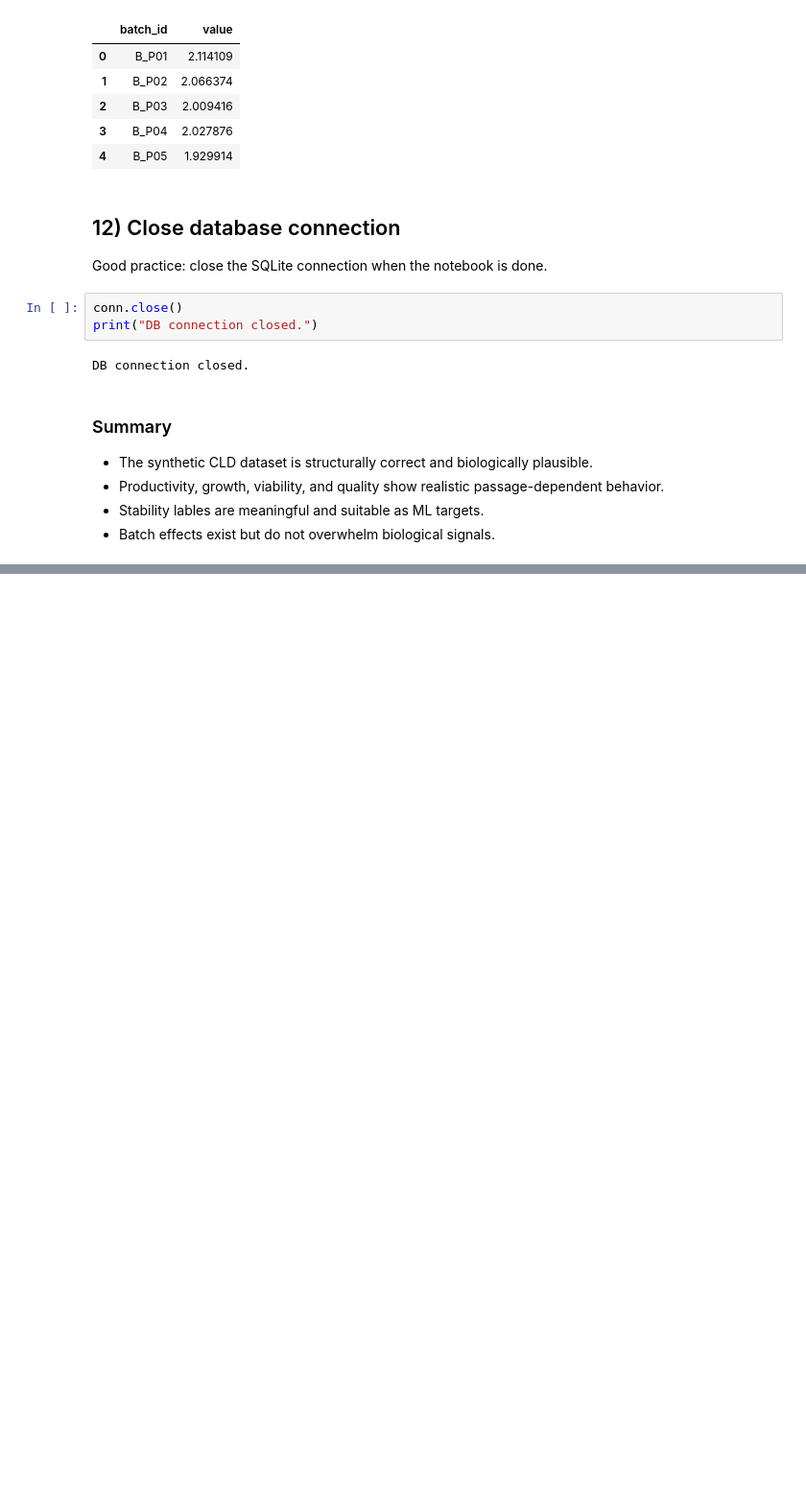
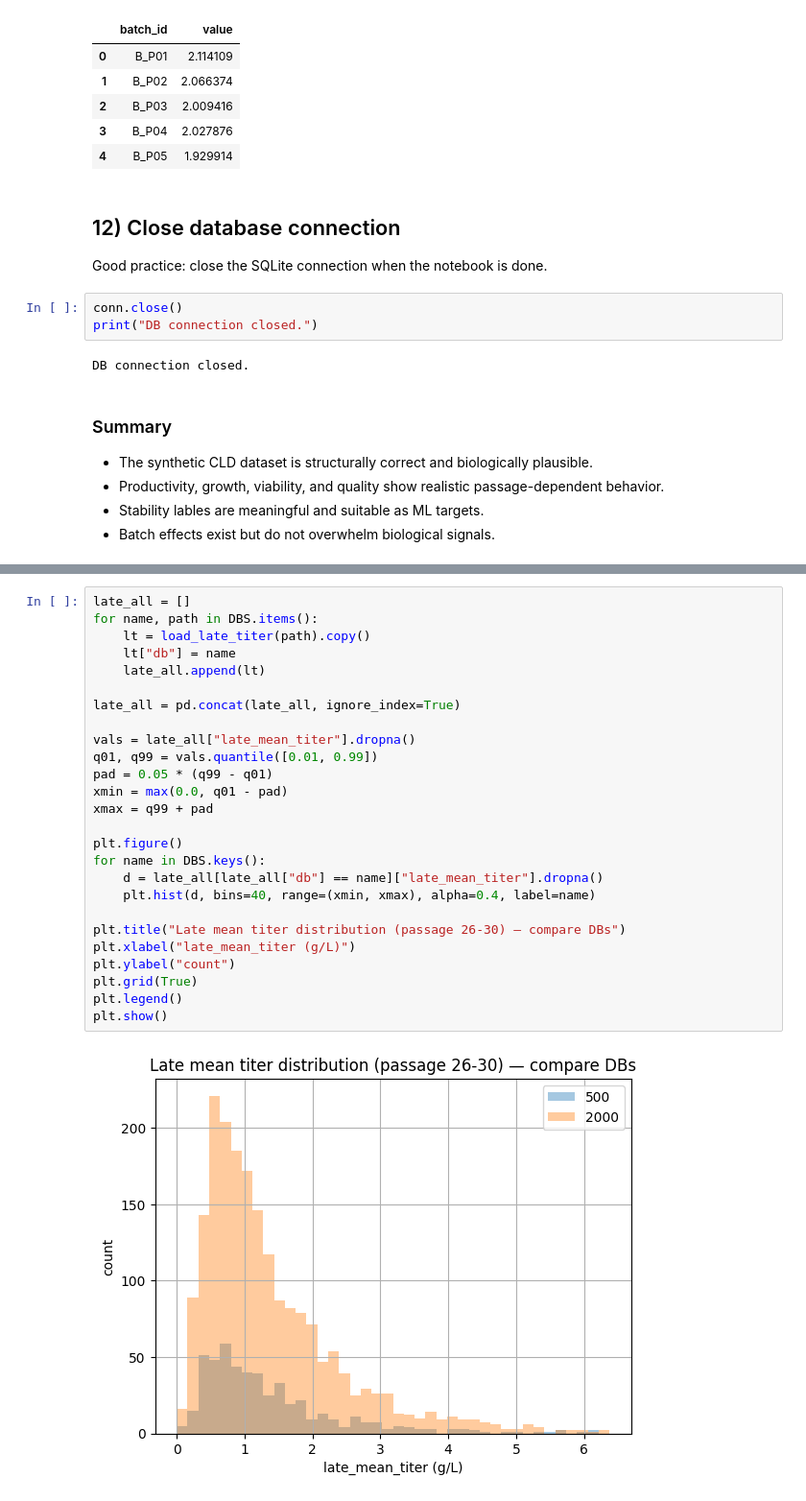
Before and after one commit to Sanghee-L/CLD_ML_PIPELINE, a Jupyter notebook: notebooks/01_explore_synthetic_data.ipynb, the cells around one changed output, grey strips where cells are left out. Shown at 96% size. Saved outputs shown, nothing was run; the diff lists cells and outputs as text; blank space fills up the shorter version.

```diff
--- a/notebooks/01_explore_synthetic_data.ipynb
+++ b/notebooks/01_explore_synthetic_data.ipynb
@@ -479,0 +569,28 @@ DB connection closed.
+# %%
+late_all = []
+for name, path in DBS.items():
+    lt = load_late_titer(path).copy()
+    lt["db"] = name
+    late_all.append(lt)
+
+late_all = pd.concat(late_all, ignore_index=True)
+
+vals = late_all["late_mean_titer"].dropna()
+q01, q99 = vals.quantile([0.01, 0.99])
+pad = 0.05 * (q99 - q01)
+xmin = max(0.0, q01 - pad)
+xmax = q99 + pad
+
+plt.figure()
+for name in DBS.keys():
+    d = late_all[late_all["db"] == name]["late_mean_titer"].dropna()
+    plt.hist(d, bins=40, range=(xmin, xmax), alpha=0.4, label=name)
+
+plt.title("Late mean titer distribution (passage 26-30) — compare DBs")
+plt.xlabel("late_mean_titer (g/L)")
+plt.ylabel("count")
+plt.grid(True)
+plt.legend()
+plt.show()
+# %% [output]
+[figure, added]
```
Also changed, not shown: parts of 5 cells of this notebook, 17 other files.
